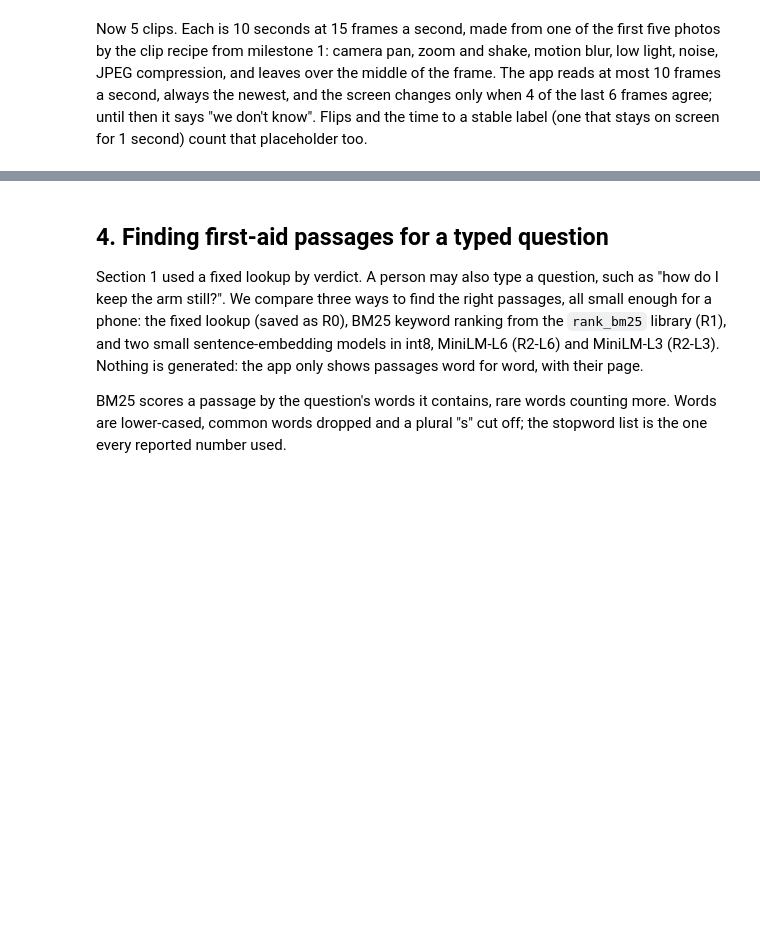
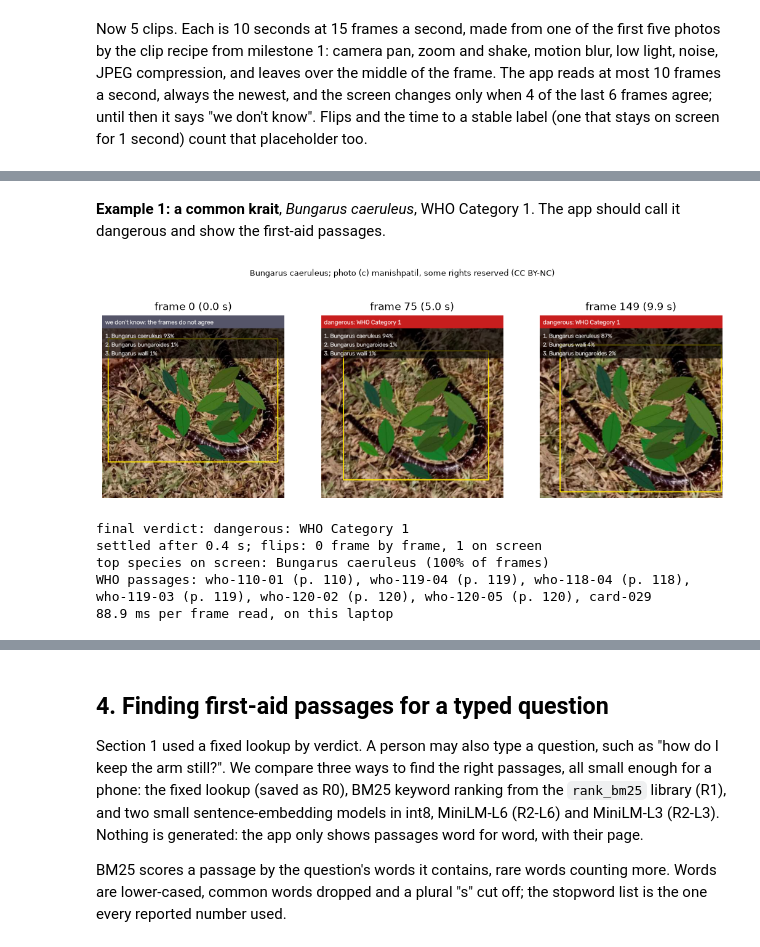
Before and after one commit to Puneet-Bajaj-IITM/Group-5-DS-and-AI-Lab-Project, a Jupyter notebook: notebooks/16_app.ipynb, the cells around one changed output, grey strips where cells are left out. Cells and saved outputs as stored; diff of their text form; code cells hidden in the pictures; blank space fills up the shorter version.

```diff
--- a/notebooks/16_app.ipynb
+++ b/notebooks/16_app.ipynb
@@ -524,0 +451,31 @@ passages: ['who-110-01', 'who-119-04', 'who-118-04', 'who-119-03', 'who-120-02',
+# %%
+def clip_insights(clip, row, photo_path, seed, frame_count):
+    """What a clip showed, by id and page only: never the guideline's words, so it can be committed."""
+    final = clip["screens"][-1]
+    top1 = Counter(r["top3"][0][0] for r in clip["own"] if r["top3"])
+    frame_ms = pd.DataFrame([r["ms"] for r in clip["own"]])
+    thresholds_json = {name: value if np.isfinite(value) else "inf"  # JSON has no infinity
+                       for name, value in decision["thresholds"].items()}
+    photo = {k: row[k] for k in ("species", "license", "attribution", "url")}
+    return {
+        "input": {"photo": {"path": photo_path, **photo}, "clip_seed": seed, "fps": 15,
+                  "frames": frame_count},
+        "model": {"run_id": cfg["run_id"], "encoder": cfg["encoder"],
+                  "input_size": cfg["input_size"], "detector": DETECTOR.parent.name,
+                  "tau_snake": tau_snake},
+        "decision": {"file": DECISION_FILE.name, "smoothing": "vote_4_of_6",
+                     "thresholds": thresholds_json},
+        "final": {"verdict": final["label"], "message": final["message"], "reason": final["reason"],
+                  "note": final["note"], "top3": final["top3"],
+                  "genus_fallback": final["genus_fallback"], "majority": clip["majority"],
+                  "final_stable": clip["final_stable"]},
+        "timing": {"time_to_first_stable_s": clip["time_to_stable"],
+                   "first_majority_at_s": clip["first_majority_at"]},
+        "flips": {"raw": clip["raw_flips"], "smoothed": clip["flips"], "raw_counts": clip["per_frame"]},
+        "species_top1": [{"species": name, "share": round(n / len(clip["own"]), 4), "frames": n}
+                         for name, n in top1.most_common(3)],
+        "passages": [{"id": p["id"], "source": p["source"], "page": p["page"]}
+                     for p in clip["passages"]],
+        "speed": {"frames_read": len(clip["kept"]),
+                  "mean_frame_ms": round(frame_ms.sum(axis=1).mean(), 3),
+                  "mean_ms": frame_ms.mean().round(3).to_dict()}}
@@ -524,0 +527,12 @@ passages: ['who-110-01', 'who-119-04', 'who-118-04', 'who-119-03', 'who-120-02',
+# %% [markdown]
+**Example 1: a common krait**, *Bungarus caeruleus*, WHO Category 1. The app should call it
+dangerous and show the first-aid passages.
+# %%
+examples = [run_demo("val/bungarus_caeruleus/inaturalist_754593781.jpg", seed=42)]
+# %% [output]
+[figure, added]
+final verdict: dangerous: WHO Category 1
+settled after 0.4 s; flips: 0 frame by frame, 1 on screen
+top species on screen: Bungarus caeruleus (100% of frames)
+WHO passages: who-110-01 (p. 110), who-119-04 (p. 119), who-118-04 (p. 118), who-119-03 (p. 119), who-120-02 (p. 120), who-120-05 (p. 120), card-029
+88.9 ms per frame read, on this laptop
```
Also changed, not shown: parts of 20 cells of this notebook, 5 other files.
